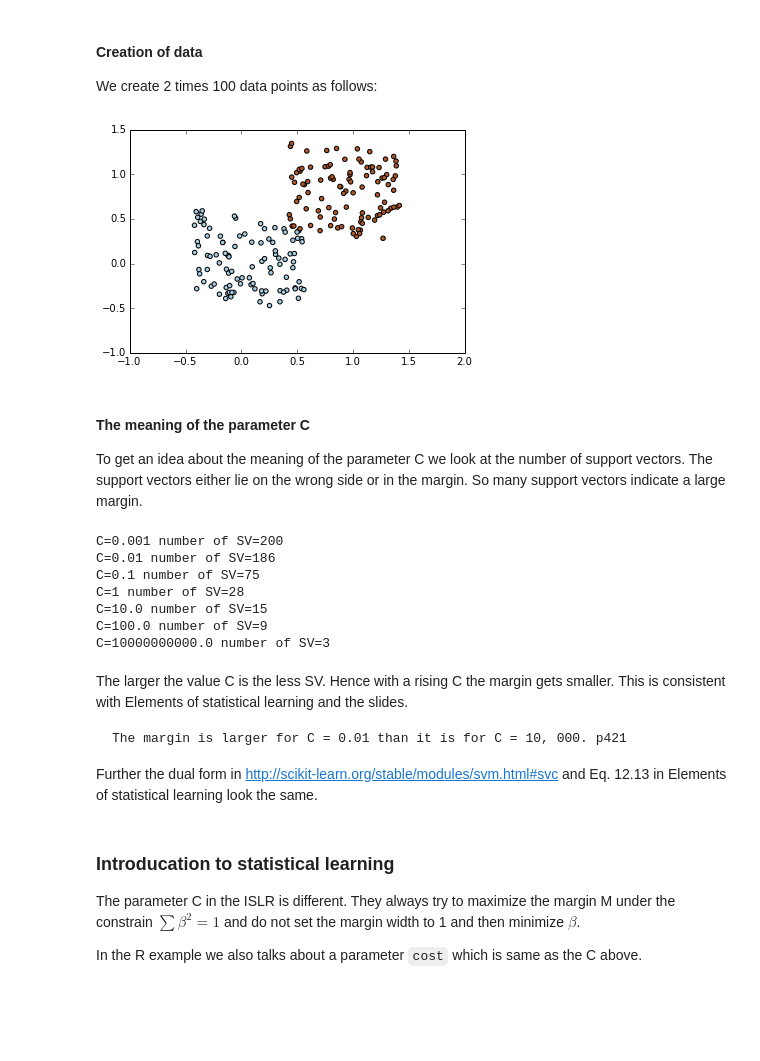
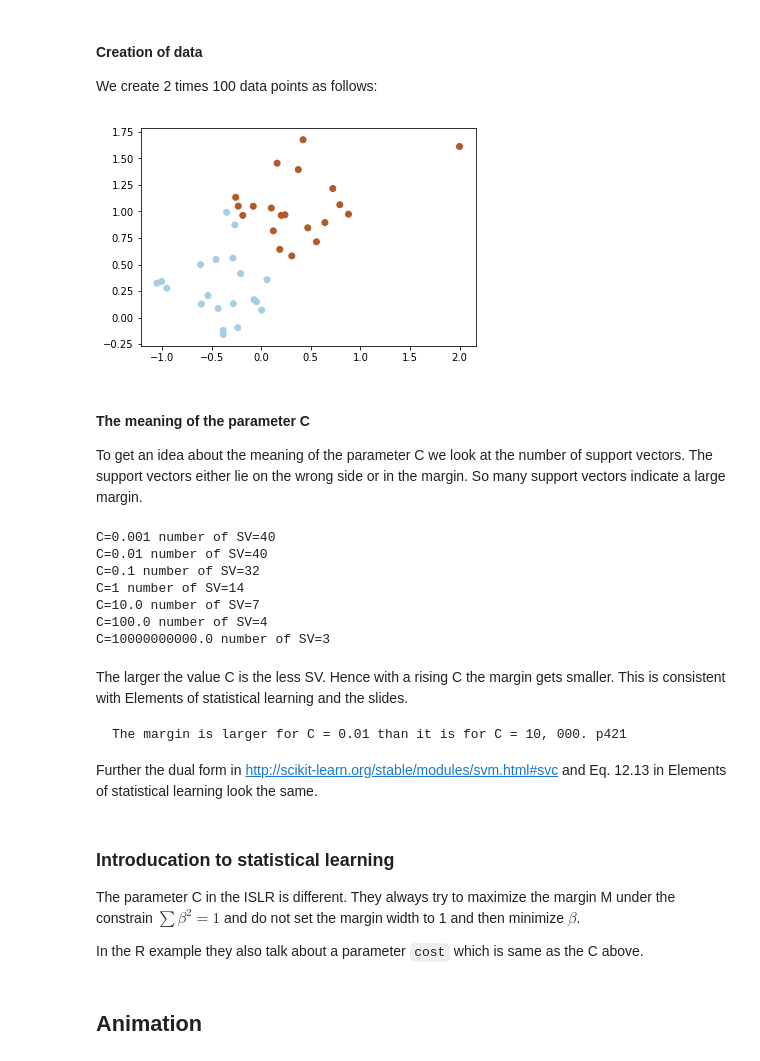
Before and after one commit to oduerr/ml-playground, a Jupyter notebook: python/SVM/SVM_Linear_Meaning_C.ipynb, the cells around one changed output. Cells and saved outputs as stored; diff of their text form; code cells hidden in the pictures; blank space fills up the shorter version.

```diff
--- a/python/SVM/SVM_Linear_Meaning_C.ipynb
+++ b/python/SVM/SVM_Linear_Meaning_C.ipynb
@@ -8,17 +9,24 @@ from sklearn import svm
 #### Creation of data
 We create 2 times 100 data points as follows:
 # %%
-%matplotlib inline
-np.random.seed(42)
-y = np.concatenate((np.repeat(-1,100),np.repeat(1,100)))
-X = np.random.rand(200,2)
-X[:,0] += 0.425*y
-X[:,1] += 0.45*y - X[:,0] * 0.15
+def get_random_data(outlyer_pos=2):
+    np.random.seed(42)
+    y = np.concatenate((np.repeat(-1,20),np.repeat(1,20)))
+    X = np.random.rand(40,2)
+    X[:,0] += 0.54*y
+    X[0,0] = 0.45
+    c, s = np.cos(-0.78), np.sin(-0.78)
+    U = np.matrix([[c, -s], [s, c]])
+    X_rot = np.matmul(X,U)
+    X_rot[25,0] = outlyer_pos
+    return X_rot,y
+
+X,y = get_random_data()
 np.shape(y)
 plt.scatter(X[:,0],X[:,1],c=y, cmap=plt.cm.Paired)
 plt.show()
 # %% [output]
-[figure, old version]
+[figure, new version]
 # %% [markdown]
 #### The meaning of the parameter C
 
@@ -28,12 +36,12 @@ for C in (1e-3, 1e-2, 1e-1, 1, 1e1,1e2,1e10):
     svc = svm.SVC(kernel='linear', C=C).fit(X,y)
     print('C={0} number of SV={1}'.format(C, len(svc.support_vectors_)))
 # %% [output]
-C=0.001 number of SV=200
-C=0.01 number of SV=186
-C=0.1 number of SV=75
-C=1 number of SV=28
-C=10.0 number of SV=15
-C=100.0 number of SV=9
+C=0.001 number of SV=40
+C=0.01 number of SV=40
+C=0.1 number of SV=32
+C=1 number of SV=14
+C=10.0 number of SV=7
+C=100.0 number of SV=4
 C=10000000000.0 number of SV=3
 # %% [markdown]
 The larger the value C is the less SV. Hence with a rising C the margin gets smaller. This is consistent with  Elements of statistical learning and the slides.
@@ -47,4 +55,6 @@ Further the dual form in http://scikit-learn.org/stable/modules/svm.html#svc and
 ### Introducation to statistical learning
 The parameter C in the ISLR is different. They always try to maximize the margin M under the constrain $\sum \beta^2 = 1$ and do not set the margin width to 1 and then minimize $\beta$.
 
-In the R example we also talks about a parameter `cost` which is same as the C above.
+In the R example they also talk about a parameter `cost` which is same as the C above.
+# %% [markdown]
+## Animation
```
Also changed, not shown: parts of 3 cells of this notebook, 1 other file.
